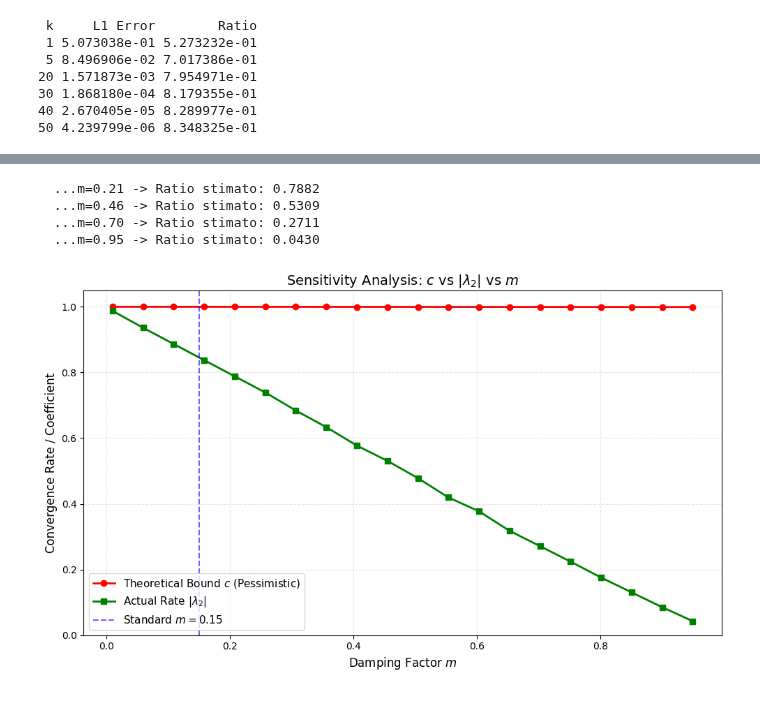
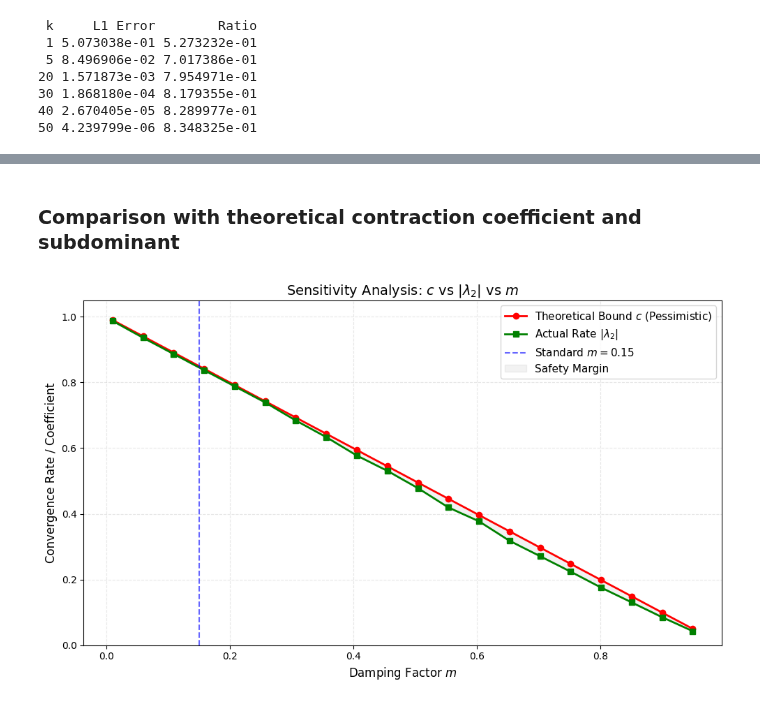
Before and after one commit to giorgiozoccatelli/ComputationalLinearAlgebra, a Jupyter notebook: PageRank/es11.ipynb, the cells around one changed output, grey strips where cells are left out. Saved outputs shown, nothing was run; the diff lists cells and outputs as text; code cells hidden in the pictures.

```diff
--- a/PageRank/es11.ipynb
+++ b/PageRank/es11.ipynb
@@ -969,65 +993,62 @@ print(df.to_string(index=False, float_format="%.6e"))
+# %% [markdown]
+### Comparison with theoretical contraction coefficient and subdominant
 # %%
 def plot_theoretical_sensitivity_hollins(A, steps=60):
 
     m_values = np.linspace(0.01, 0.95, 20)
-    c_vals=[]
-    lambda2_vals=[]
-    theoretical_vals=[]
+    c_vals = []
+    lambda2_vals = []
+    theoretical_vals = []
 
-    n=A.shape[0]
+    n = A.shape[0]
 
     for i, m_val in enumerate(m_values):
-        c=calculate_c_hollins(A, m_val)
-        c_vals.append(c)
+        c = calculate_c_hollins(A, m_val)
+        c_vals.append(1-m_val)
 
-        v_target, _, _=pagerank_sparse(A, m_val, tol=1e-16, max_iter=5000)
+        v_target, _, _= pagerank_sparse(A, m_val, tol=1e-16, max_iter=5000)
         x0 = np.ones(n) / n
         errors, ratios = run_simulation_sparse(A, m_val, x0, v_target, steps=steps)
         valid_idx = -1
         for k, err in enumerate(errors):
-            # Se l'errore scende sotto 1e-10, smettiamo di fidarci del ratio successivo
+
             if err < 1e-10:
                 valid_idx = k - 1
                 break
 
-        # Se non è mai sceso sotto la soglia, prendiamo l'ultimo disponibile
         if valid_idx == -1:
             valid_idx = len(ratios) - 1
 
-        # Gestione sicurezza indici
         if valid_idx < 0: valid_idx = 0
+
         if valid_idx >= len(ratios): valid_idx = len(ratios) - 1
 
         best_lambda = ratios[valid_idx]
 
-        # Se ancora NaN (succede al passo 0), fallback
         if np.isnan(best_lambda):
             best_lambda = 0.0
 
         lambda2_vals.append(best_lambda)
 
-        if (i+1) % 5 == 0:
-            print(f"  ...m={m_val:.2f} -> Ratio stimato: {best_lambda:.4f}")
+
+
 
     plt.figure(figsize=(10, 6))
     plt.plot(m_values, c_vals, 'o-', color='red', linewidth=2, label=r'Theoretical Bound $c$ (Pessimistic)')
     plt.plot(m_values, lambda2_vals, 's-', color='green', linewidth=2, label=r'Actual Rate $|\lambda_2|$')
     plt.axvline(0.15, color='blue', linestyle='--', alpha=0.6, label=r'Standard $m=0.15$')
+    plt.fill_between(m_values, c_vals, lambda2_vals, color='gray', alpha=0.1, label='Safety Margin')
 
     plt.title(r'Sensitivity Analysis: $c$ vs $|\lambda_2|$ vs $m$', fontsize=14)
     plt.xlabel('Damping Factor $m$', fontsize=12)
     plt.ylabel('Convergence Rate / Coefficient', fontsize=12)
     plt.ylim(0, 1.05)
     plt.grid(True, alpha=0.3, linestyle='--')
-    plt.legend(fontsize=11, loc='lower left')
+    plt.legend(fontsize=11, loc='upper right')
 
     plt.tight_layout()
     plt.show()
 
 plot_theoretical_sensitivity_hollins(A)
 # %% [output]
-  ...m=0.21 -> Ratio stimato: 0.7882
-  ...m=0.46 -> Ratio stimato: 0.5309
-  ...m=0.70 -> Ratio stimato: 0.2711
-  ...m=0.95 -> Ratio stimato: 0.0430
-[figure, old version]
+[figure, new version]
```
Also changed, not shown: parts of 28 cells of this notebook.
